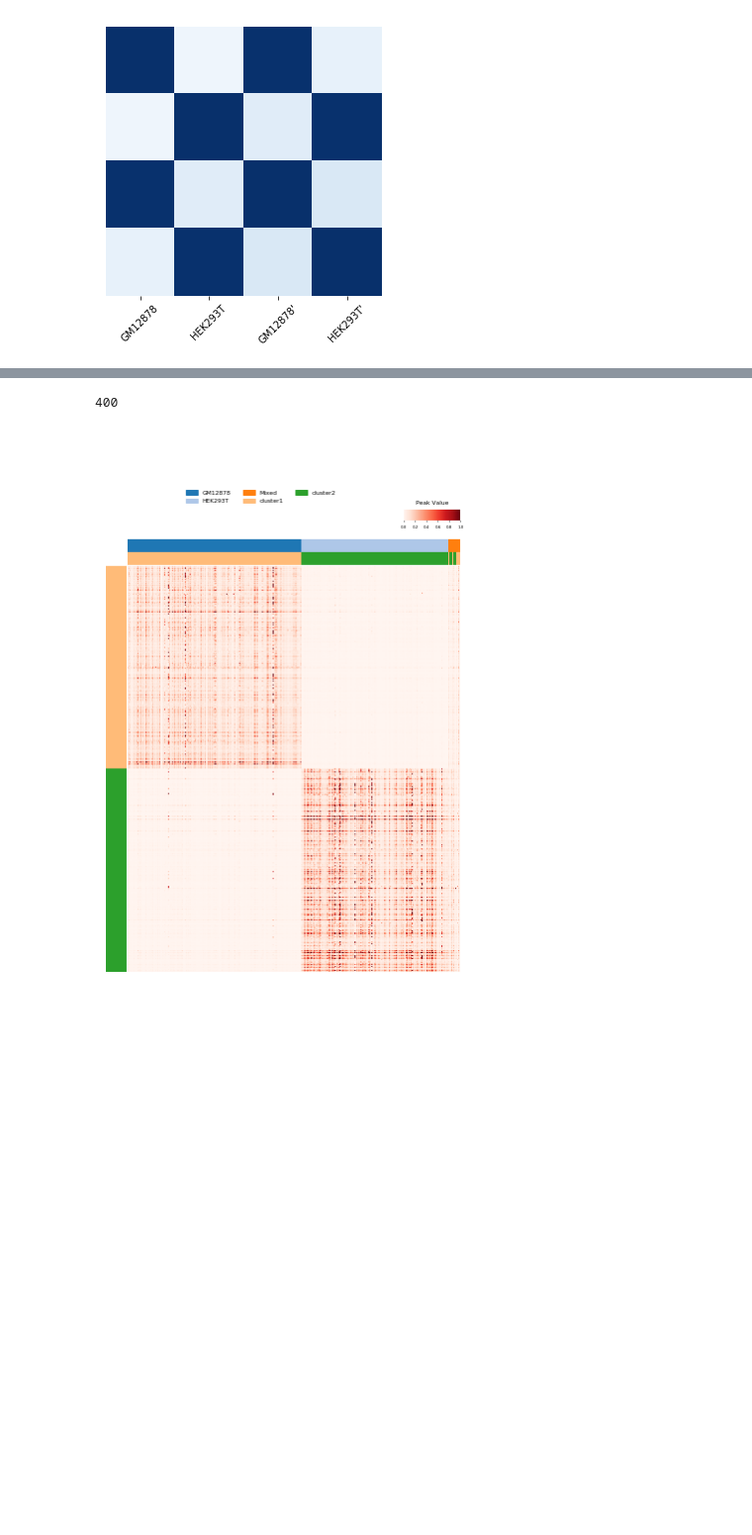
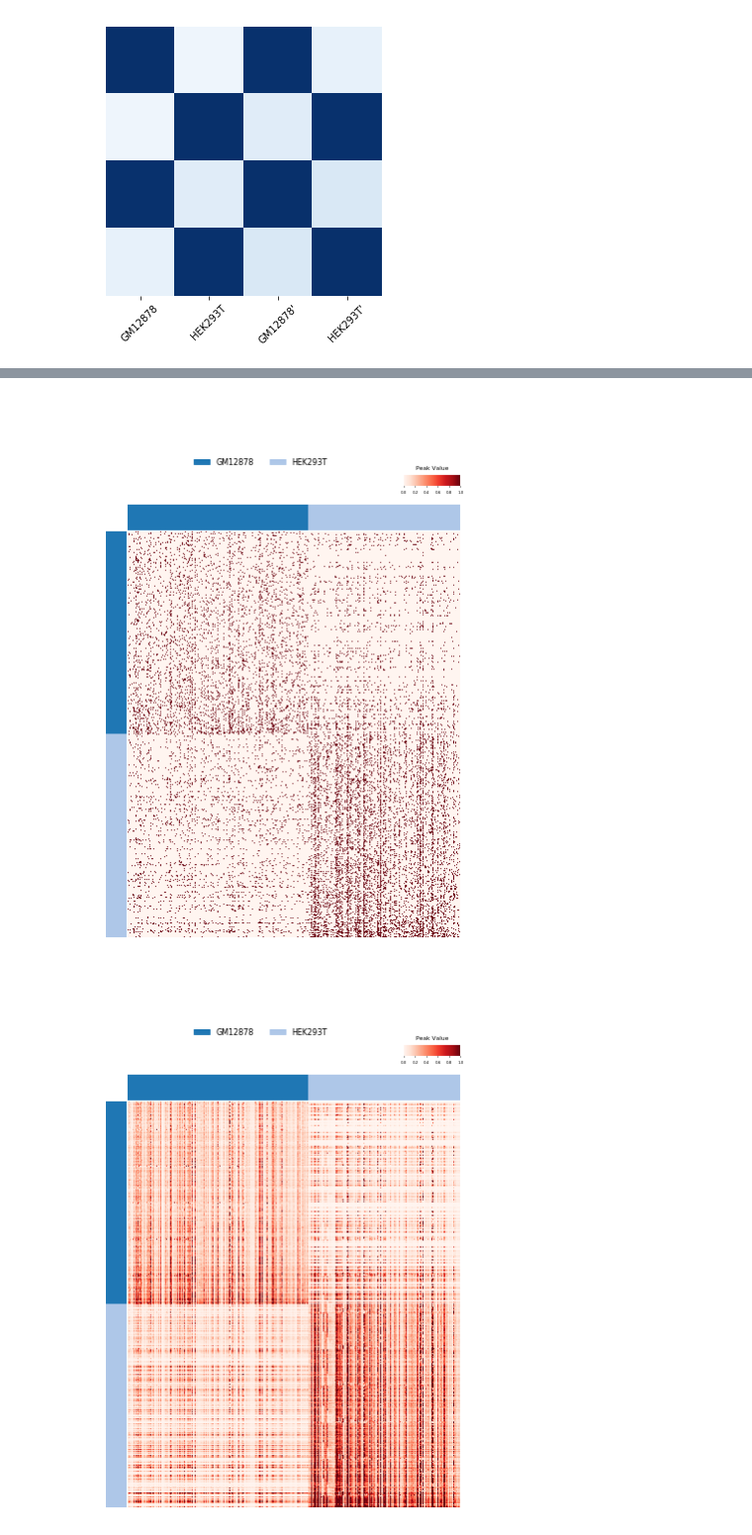
Before and after one commit to jsxlei/Source_Data, a Jupyter notebook: GM12878vsHEK/GM12878vsHEK.ipynb, the cells around one changed output, grey strips where cells are left out. Shown at 99% size. Drawn from its saved outputs; the diff is of its cells as text; code cells hidden in the pictures; blank space fills up the shorter version.

```diff
--- a/GM12878vsHEK/GM12878vsHEK.ipynb
+++ b/GM12878vsHEK/GM12878vsHEK.ipynb
@@ -122,7 +149,8 @@ cell_concat.to_csv('imputation/metacell_correlation.txt', sep='\t')
 # %%
-figsize = (4, 5)
+cell_concat = pd.read_csv(out_dir+'metacell_correlation.txt', sep='\t', index_col=0)
+figsize = (min(len(classes)*2, 20), 4.5)
 plt.figure(figsize=figsize)
-g = sns.boxplot(x='celltype', y='correlation with metacell', hue='method', width=0.5, data=cell_concat)
+g = sns.boxplot(x='cell type', y='correlation with metacell', hue='method', width=0.5, data=cell_concat)
 plt.ylim(-0.2, 1)
 plt.legend().set_visible(False)
 plt.title('GM12878vsHEK')
@@ -130,5 +158,4 @@ plt.gca().spines['right'].set_visible(False)
 plt.gca().spines['top'].set_visible(False)
 plt.setp(g.get_xticklabels(), rotation=45)
 plt.savefig('imputation/metacell_correlation.pdf', format='pdf', bbox_inches='tight')
-# plt.show()
 # %% [output]
@@ -203,3 +215,5 @@ from scale.specifity import cluster_specific, mat_specificity_score
+# %%
+binary = binarization(imputed, imputed)
 # %%
 scale_pred_ = reassign_cluster_with_ref(scale_pred, ref)
 y_pred = np.array(['cluster'+str(i+1) for i in scale_pred_])
@@ -208,11 +220,15 @@ score_mat = mat_specificity_score(imputed, ref)
+# %%
+# score_mat = mat_specificity_score(raw, ref)
+# score_mat.to_csv(out_dir+'score_mat.txt', sep='\t')
+
+score_mat = pd.read_csv(out_dir+'score_mat.txt', sep='\t', index_col=0)
 # %%
-peak_index, peak_labels = cluster_specific(score_mat, le.transform(classes), top=200);print(len(peak_index))
-row_labels = ['cluster'+str(c+1) for c in peak_labels]
+peak_index, peak_labels = cluster_specific(score_mat, le.transform(classes), top=200)
-# %% [output]
-400
 # %%
-plot_heatmap(imputed.iloc[peak_index], y=y, classes=classes, y_pred=y_pred, row_labels=row_labels,
-             ncol=3,cmap='Reds', vmax=1, row_cluster=False, legend_font=6, cax_title='Peak Value',
+for data in [raw, imputed, binary]:
+    plot_heatmap(data.iloc[peak_index], y=y, classes=classes, row_labels=le.inverse_transform(peak_labels),
+             ncol=3,cmap='Reds', vmax=1, row_cluster=False, legend_font=8, cax_title='Peak Value',
              figsize=(8, 10), bbox_to_anchor=(0.4, 1.2), position=(0.8, 0.76, 0.1, 0.015))
 # %% [output]
-[figure, old version]
+[figure, new version]
+[figure, added]
```
Also changed, not shown: parts of 37 cells of this notebook, 6 other files.
